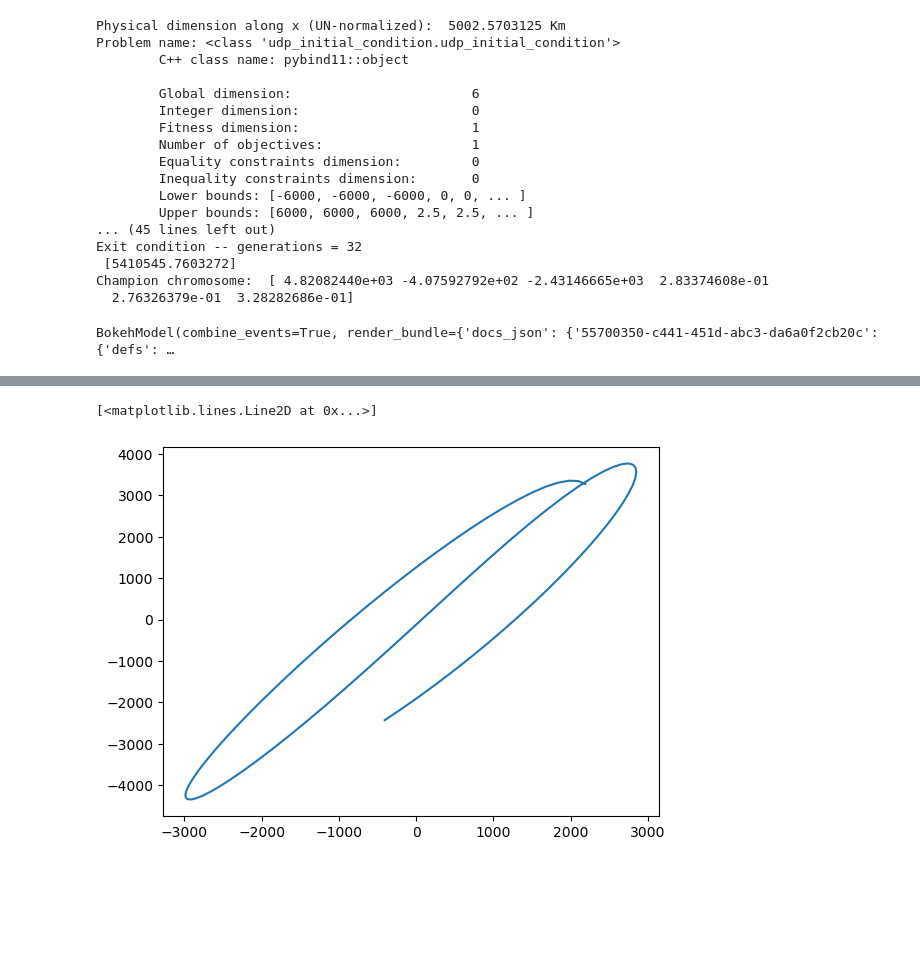
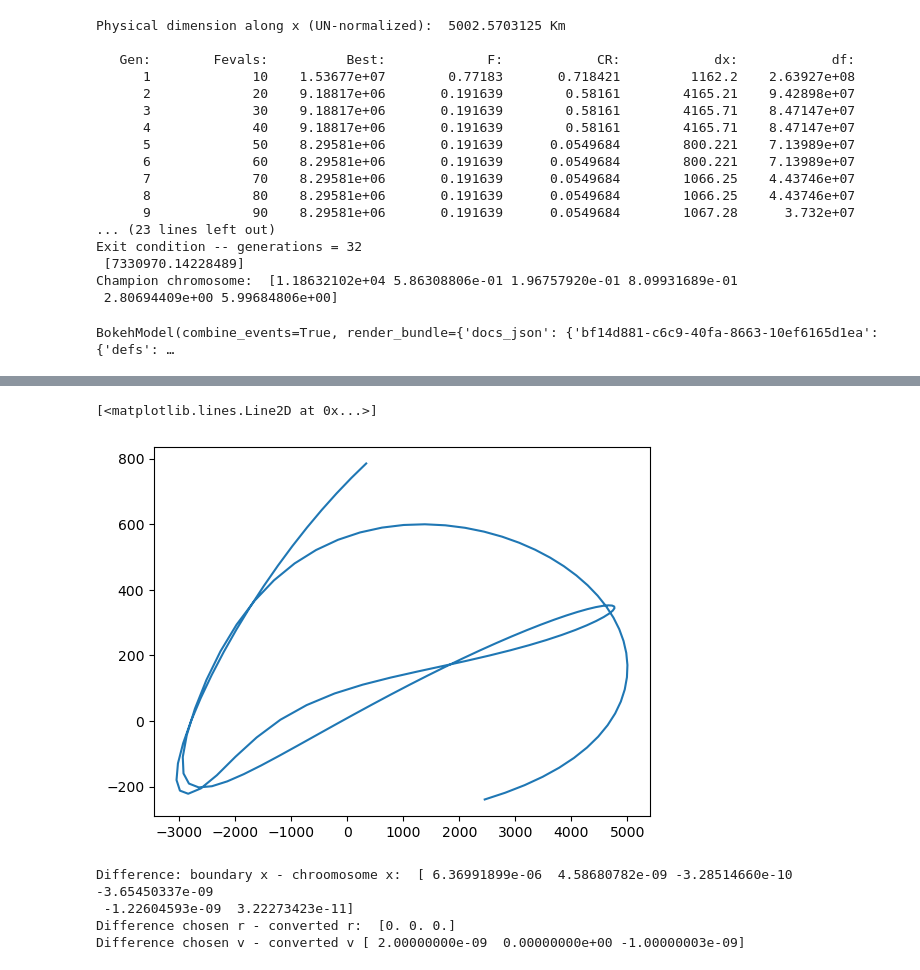
Before and after one commit to rasmusmarak/TOSS, a Jupyter notebook: Introductory Tests/traj_opt.ipynb, the cells around one changed output, grey strips where cells are left out. Cells and saved outputs as stored; diff of their text form; code cells hidden in the pictures; blank space fills up the shorter version.

Commit message:
Changed to osculating orbital elements.

```diff
--- a/Introductory Tests/traj_opt.ipynb
+++ b/Introductory Tests/traj_opt.ipynb
@@ -28,52 +55,92 @@ number_of_generations = 32
 # %%
 # Setup class
-udp = udp_initial_condition(body_density, target_altitude, final_time, start_time, time_step, lower_bounds, upper_bounds)
+udp = udp_initial_condition(body_density, target_altitude, final_time, start_time, time_step, lower_bounds, upper_bounds, mu)
 
 # Setup user defined problem (udp)
 prob = pg.problem(udp)
-print(prob)
 
 # Setup optimization algorithm
 algo = pg.algorithm(pg.sade(gen = number_of_generations))
 pop = pg.population(prob = prob, size = population_size)
 
 # Run optimization
 algo.set_verbosity(1)
 pop = algo.evolve(pop)
 
 # Logs for output
 print("Champion fitness value: ", pop.champion_f)
 print("Champion chromosome: ", pop.champion_x)
 
 # Retrieving champion chromosome
 x = pop.champion_x
 
 # Compute optimized trajectory
-fit_val, r_store, v_store, a_store = udp.compute_trajectory(x)
+r_store, v_store, a_store = udp.compute_trajectory(x)
 
 # Plot optimized trajectory
 udp.plot_trajectory(r_store)
 
 plt.plot(r_store[1],r_store[2])
 # %% [output]
 Physical dimension along x (UN-normalized):  5002.5703125 Km
-Problem name: <class 'udp_initial_condition.udp_initial_condition'>
-        C++ class name: pybind11::object
 
-        Global dimension:                       6
-        Integer dimension:                      0
-        Fitness dimension:                      1
-        Number of objectives:                   1
-        Equality constraints dimension:         0
-        Inequality constraints dimension:       0
-        Lower bounds: [-6000, -6000, -6000, 0, 0, ... ]
-        Upper bounds: [6000, 6000, 6000, 2.5, 2.5, ... ]
-... (45 lines left out)
+   Gen:        Fevals:          Best:             F:            CR:            dx:            df:
+      1             10    1.53677e+07        0.77183       0.718421         1162.2    2.63927e+08
+      2             20    9.18817e+06       0.191639        0.58161        4165.21    9.42898e+07
+      3             30    9.18817e+06       0.191639        0.58161        4165.71    8.47147e+07
+      4             40    9.18817e+06       0.191639        0.58161        4165.71    8.47147e+07
+      5             50    8.29581e+06       0.191639      0.0549684        800.221    7.13989e+07
+      6             60    8.29581e+06       0.191639      0.0549684        800.221    7.13989e+07
+      7             70    8.29581e+06       0.191639      0.0549684        1066.25    4.43746e+07
+      8             80    8.29581e+06       0.191639      0.0549684        1066.25    4.43746e+07
+      9             90    8.29581e+06       0.191639      0.0549684        1067.28      3.732e+07
+... (23 lines left out)
 Exit condition -- generations = 32
- [5410545.7603272]
-Champion chromosome:  [ 4.82082440e+03 -4.07592792e+02 -2.43146665e+03  2.83374608e-01
-  2.76326379e-01  3.28282686e-01]
+ [7330970.14228489]
+Champion chromosome:  [1.18632102e+04 5.86308806e-01 1.96757920e-01 8.09931689e-01
+ 2.80694409e+00 5.99684806e+00]
-BokehModel(combine_events=True, render_bundle={'docs_json': {'55700350-c441-451d-abc3-da6a0f2cb20c': {'defs': …
+BokehModel(combine_events=True, render_bundle={'docs_json': {'bf14d881-c6c9-40fa-8663-10ef6165d1ea': {'defs': …
 [interactive output not drawn]
 [<matplotlib.lines.Line2D at 0x...>]
-[figure, old version]
+[figure, new version]
+# %%
+import numpy as np
+
+# Chosen good starting point
+r = np.array([2.26220387e+03, -4.84587269e+03, 1.03375971e+02])
+v = np.array([4.48955202e-01, 1.94488060e-01,  2.66006639e-01])
+
+#-------------------------------------------
+
+# After conversion to orb-elements for setting up bounds
+x = np.array([10868.433406369919, 1.4916806845868078, 0.49798958467148535, 5.113590246345496, 6.267202458773954, 0.025083557832227342])
+
+#-------------------------------------------
+
+# Chromosome given to fitness
+x1 = np.array([1.08684334e+04, 1.49168068e+00, 4.97989585e-01, 5.11359025e+00, 6.26720246e+00, 2.50835578e-02])
+
+#-------------------------------------------
+
+# After conversiont to cartesian inside fitness
+r1 = np.array([2262.20387, -4845.87269, 103.375971])
+v1 = np.array([0.4489552, 0.19448806, 0.26600664])
+
+
+#-------------------------------------------
+
+x_diff = x-x1 # Difference between boundaries and chromosome
+r_diff = r-r1 # Difference chosen r and r after conversion
+v_diff = v-v1 # Difference chosen v and v after conversion
+
+#-------------------------------------------
+
+# Printing:
+print("Difference: boundary x - chroomosome x: ", x_diff)
+print("Difference chosen r - converted r: ", r_diff)
+print("Difference chosen v - converted v", v_diff)
+# %% [output]
+Difference: boundary x - chroomosome x:  [ 6.36991899e-06  4.58680782e-09 -3.28514660e-10 -3.65450337e-09
+ -1.22604593e-09  3.22273423e-11]
+Difference chosen r - converted r:  [0. 0. 0.]
+Difference chosen v - converted v [ 2.00000000e-09  0.00000000e+00 -1.00000003e-09]
```
Also changed, not shown: parts of 6 cells of this notebook, 1 other file.
